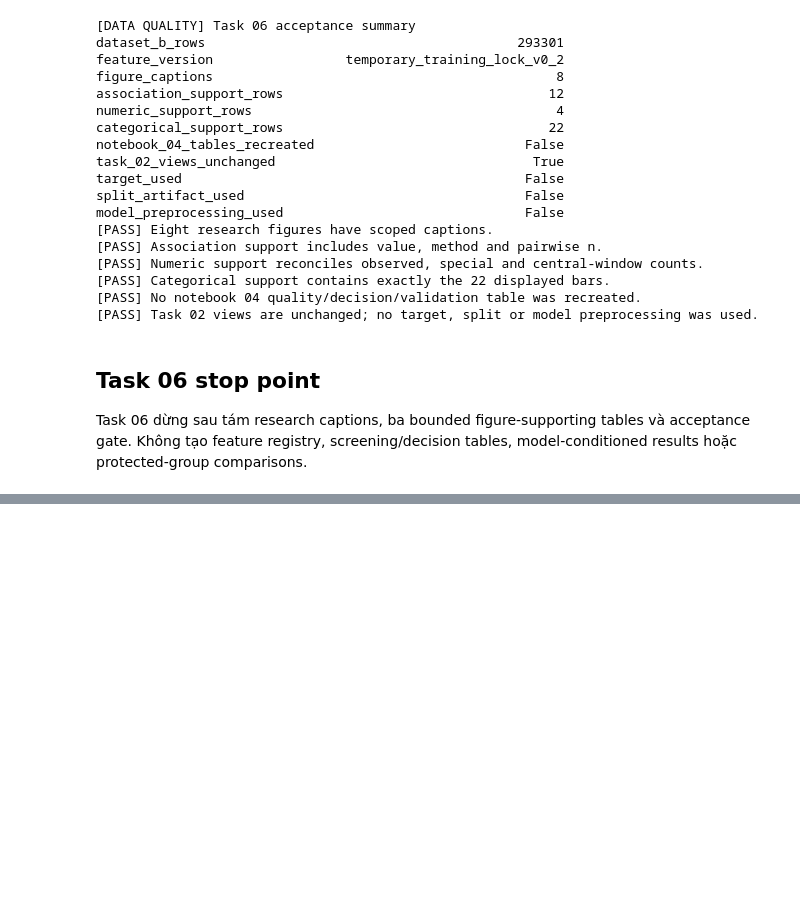
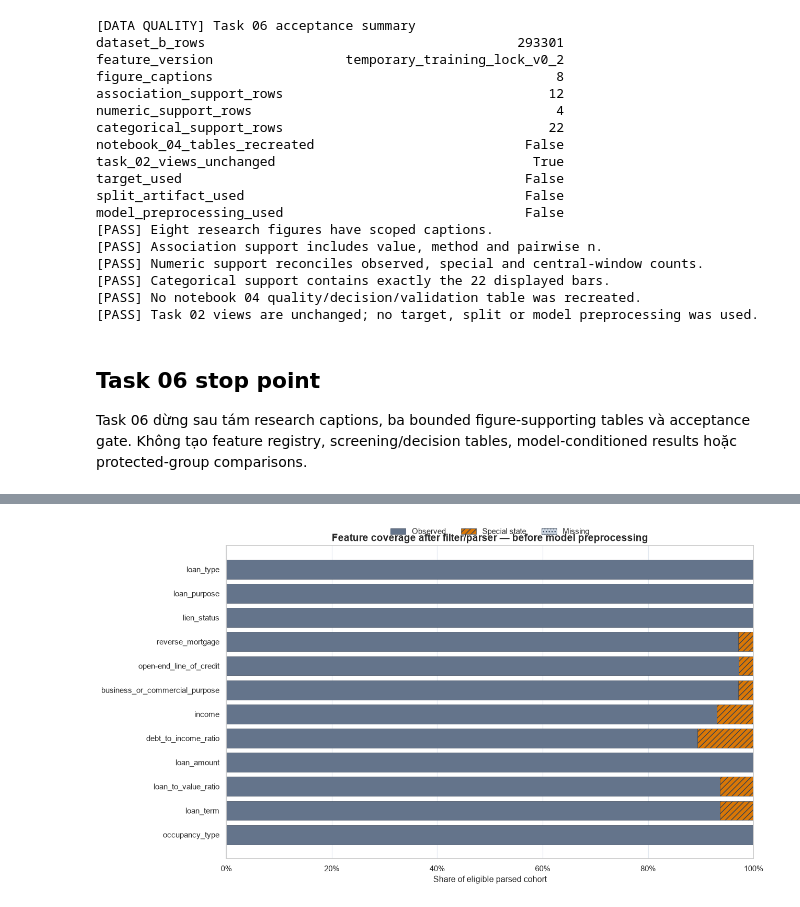
Before and after one commit to DAP391m-Group12/DAP391m, a Jupyter notebook: notebooks/eda_datasetB/01_eda_search.ipynb, the cells around one changed output, grey strips where cells are left out. Cells and saved outputs as stored; diff of their text form; code cells hidden in the pictures; blank space fills up the shorter version.

```diff
--- a/notebooks/eda_datasetB/01_eda_search.ipynb
+++ b/notebooks/eda_datasetB/01_eda_search.ipynb
@@ -2883,0 +3415,53 @@ Task 06 dừng sau tám research captions, ba bounded figure-supporting tables v
+# %%
+# EDA v2 staging — Task 03B: coverage and special-state distribution
+_coverage_plot = eda_v2_coverage_audit.set_index("feature").loc[
+    list(reversed(EDA_V2_FEATURES))
+]
+eda_v2_coverage_figure, eda_v2_coverage_axis = plt.subplots(
+    figsize=(13, 7.2)
+)
+left = np.zeros(len(_coverage_plot))
+for column, label, color, hatch in (
+    ("observed_pct", "Observed", EDA_V2_COLORS["before"], None),
+    ("special_pct", "Special state", EDA_V2_COLORS["special"], "///"),
+    ("missing_pct", "Missing", EDA_V2_COLORS["missing"], "..."),
+):
+    bars = eda_v2_coverage_axis.barh(
+        _coverage_plot.index,
+        _coverage_plot[column],
+        left=left,
+        color=color,
+        edgecolor=EDA_V2_COLORS["reference"],
+        linewidth=0.45,
+        label=label,
+    )
+    if hatch:
+        for bar in bars:
+            bar.set_hatch(hatch)
+    left += _coverage_plot[column].to_numpy()
+
+eda_v2_coverage_axis.set_xlim(0, 100)
+eda_v2_coverage_axis.xaxis.set_major_formatter(PercentFormatter(100))
+eda_v2_coverage_axis.set_xlabel("Share of eligible parsed cohort")
+eda_v2_coverage_axis.set_ylabel("")
+eda_v2_coverage_axis.set_title(
+    "Feature coverage after filter/parser — before model preprocessing",
+    fontsize=14,
+    fontweight="bold",
+)
+eda_v2_coverage_axis.legend(
+    loc="lower center",
+    bbox_to_anchor=(0.5, 1.01),
+    ncol=3,
+    frameon=False,
+)
+eda_v2_coverage_axis.grid(
+    True, axis="x", color=EDA_V2_COLORS["grid"], linewidth=0.8
+)
+eda_v2_coverage_axis.grid(False, axis="y")
+eda_v2_coverage_figure.tight_layout()
+plt.show()
+
+del _coverage_plot, left
+# %% [output]
+[figure, added]
```
Also changed, not shown: parts of 26 cells of this notebook, 1 other file.
